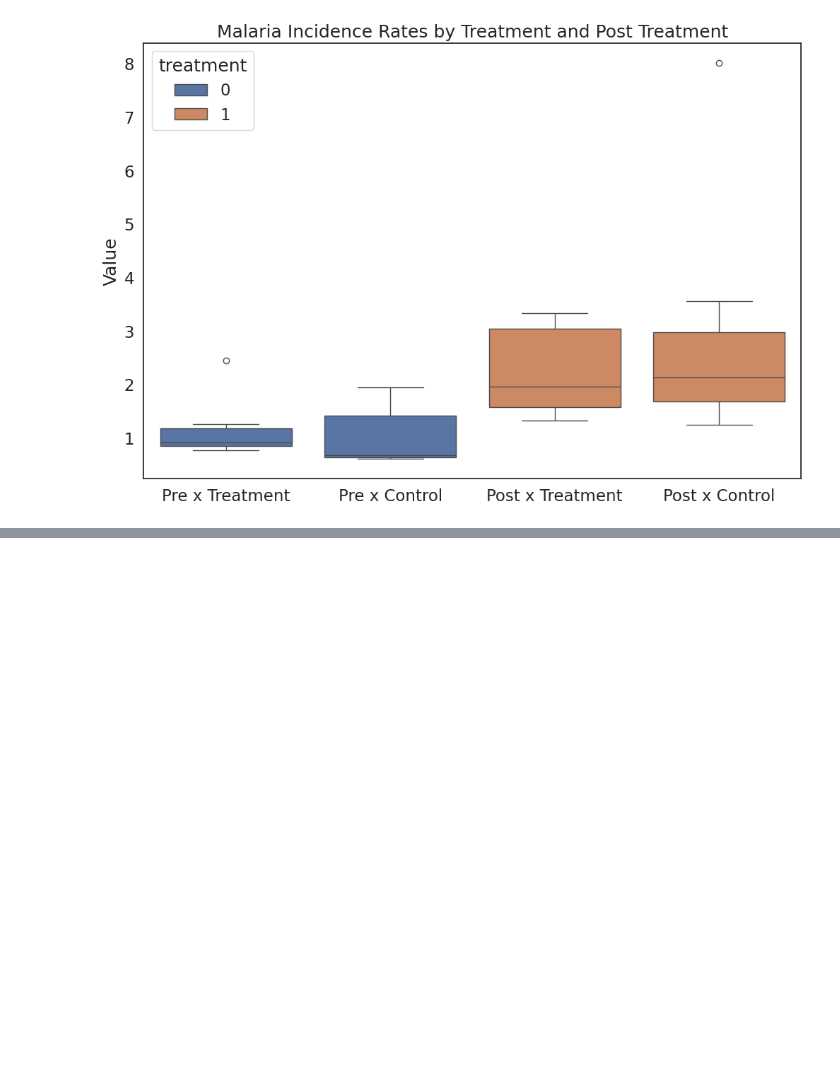
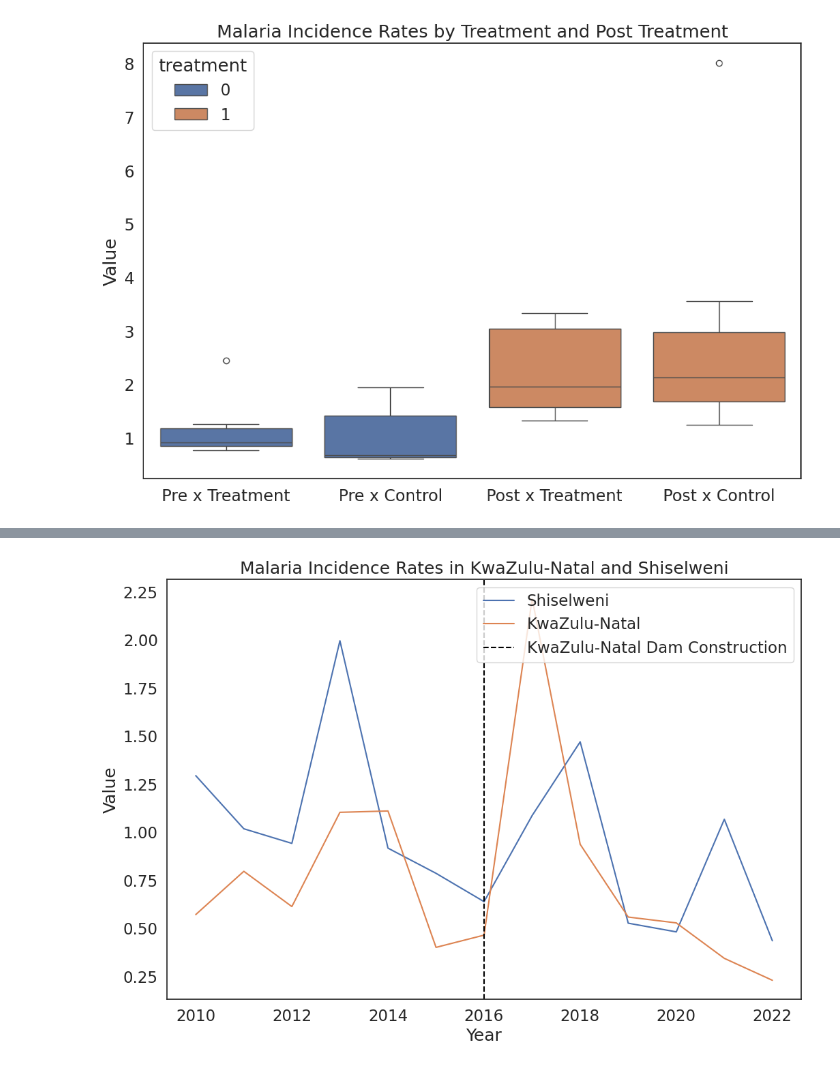
Before and after one commit to T-Schwab/-QM2, a Jupyter notebook: DiD_Dams_South_Africa.ipynb, the cells around one changed output, grey strips where cells are left out. Drawn from its saved outputs; the diff is of its cells as text; code cells hidden in the pictures; blank space fills up the shorter version.

```diff
--- a/DiD_Dams_South_Africa.ipynb
+++ b/DiD_Dams_South_Africa.ipynb
@@ -124,0 +129,4 @@ Standard errors in parentheses.
+# %%
+did2=df[df['Name'].isin(['KwaZulu-Natal', 'Shiselweni'])] # subset the data to only include Mpumalanga and Hhohho
+
+px.line(did2, x='Year', y='Value', color='Name', title="Malaria Incidence Rates in KwaZulu-Natal and Shiselweni") # plot the minimum wage over time
@@ -124,0 +135,13 @@ Standard errors in parentheses.
+# %%
+did2['post']=np.where(did2['Year']>=2016,1,0) # create a variable that is 1 if the date is after the dam construction and 0 otherwise
+did2['treatment']=np.where(did2['Name']=='KwaZulu-Natal',1,0) # create a variable that is 1 if the state is Mpumalanga (i.e., the treatment group) and 0 for Hhohho (the control group)
+did2['post_treatment']=did2['post']*did2['treatment'] # create a variable that is 1 if the date is after dam construction and the state is Mpumalanga and 0 otherwise
+# %%
+did2 = did2[(did2['Year'] >= 2010) & (did2['Year'] <= 2022)] # Filter the dataset to include years between 2010 and 2022
+sns.lineplot(data=did2, x='Year', y='Value', hue='Name')
+plt.axvline(2016, color='black', linestyle='dashed', label='KwaZulu-Natal Dam Construction')
+plt.title('Malaria Incidence Rates in KwaZulu-Natal and Shiselweni')
+plt.legend()
+plt.show()
+# %% [output]
+[figure, added]
```
Also changed, not shown: parts of 8 cells of this notebook.
